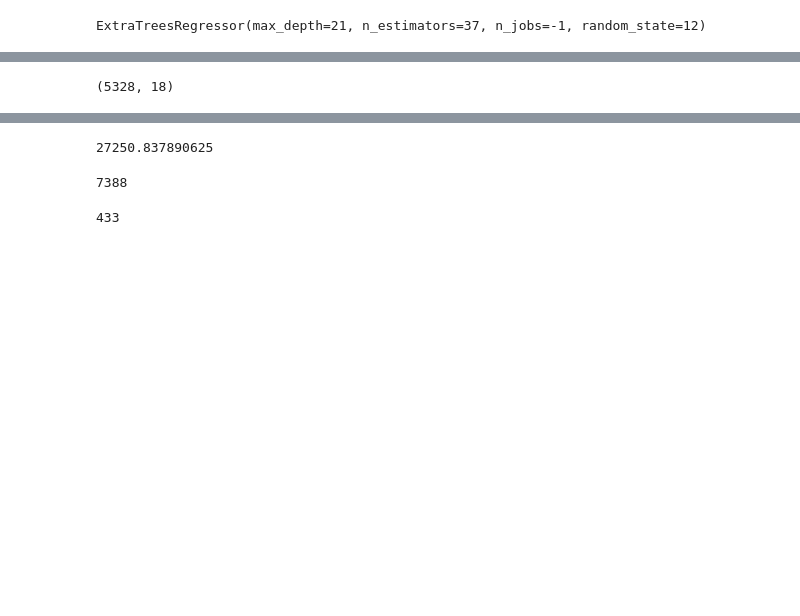
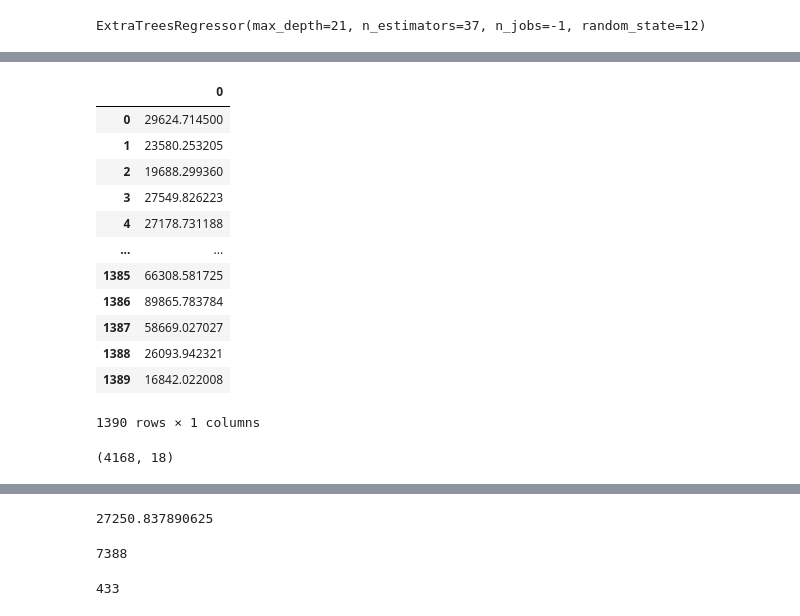
Before and after one commit to Mcusac/Project-4, a Jupyter notebook: CarModel.ipynb, the cells around one changed output, grey strips where cells are left out. Drawn from its saved outputs; the diff is of its cells as text; code cells hidden in the pictures; blank space fills up the shorter version.

Commit message:
8/25 Model Update

```diff
--- a/CarModel.ipynb
+++ b/CarModel.ipynb
@@ -230,6 +237,7 @@ def test_model(model, data):
         mean_absolute_error(y_test, y_pred),
         mean_squared_error(y_test, y_pred),
         np.median(abs(y_test - y_pred)),
+        y_pred,
         reg]
 # %%
 data = [X_train_scaled, X_test_scaled, y_train, y_test]
@@ -294,6 +301,7 @@ KeyboardInterrupt:
 # %%
-val1, val2, val3, model = test_model(ExtraTreesRegressor(max_depth = 21, n_estimators = 37, n_jobs = -1, random_state=12), data)
-print(val1, val2, val3)
+val1, val2, val3, ypred1, model = test_model(ExtraTreesRegressor(max_depth = 21, n_estimators = 37, n_jobs = -1, random_state=12), data)
+y_train_pred1 = model.predict(X_train_scaled)
+y_train_pred1
 # %% [output]
 Model: ExtraTreesRegressor
 Train score: 0.9891276319763368
@@ -346,0 +385,18 @@ array([ 28429.53861004,  60567.5017875 , 128700.17245102, ...,
+# %%
+X_test_price1 = pd.DataFrame(data=ypred1)
+X_train_price1 = pd.DataFrame(data=y_train_pred1)
+X_test_price1
+# %% [output]
+|  | 0 |
+| 0 | 29624.714500 |
+| 1 | 23580.253205 |
+| 2 | 19688.299360 |
+| 3 | 27549.826223 |
+| 4 | 27178.731188 |
+| ... | ... |
+| 1385 | 66308.581725 |
+| 1386 | 89865.783784 |
+| 1387 | 58669.027027 |
+| 1388 | 26093.942321 |
+| 1389 | 16842.022008 |
+1390 rows × 1 columns
@@ -350,7 +412,7 @@ array([ 28429.53861004,  60567.5017875 , 128700.17245102, ...,
 # %%
-#X_test_price = pd.concat([X_test_price, X_test_scaled_df], axis=1)
-#X_train_price = pd.concat([X_train_price, X_train_scaled_df], axis=1)
+X_test_price = pd.concat([X_test_price3, X_test_scaled_df], axis=1)
+X_train_price = pd.concat([X_train_price3, X_train_scaled_df], axis=1)
 
-#X_train_price.shape
+X_train_price.shape
 # %% [output]
-(5328, 18)
+(4168, 18)
```
Also changed, not shown: parts of 26 cells of this notebook, 1 other file.
